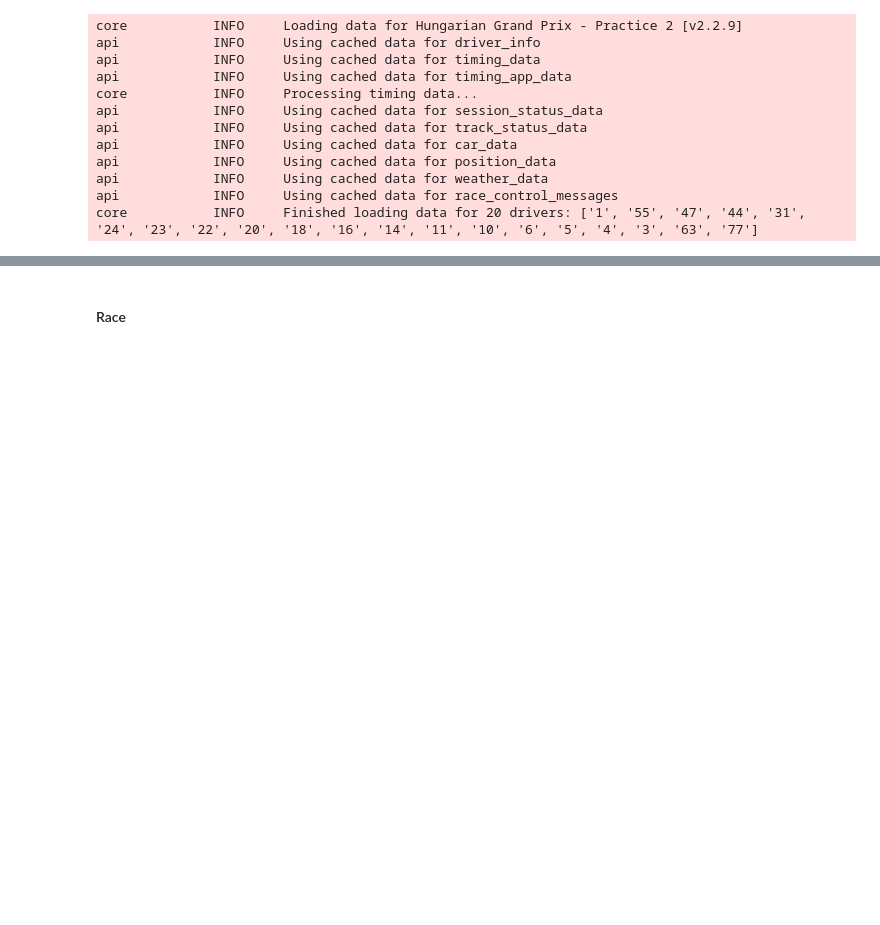
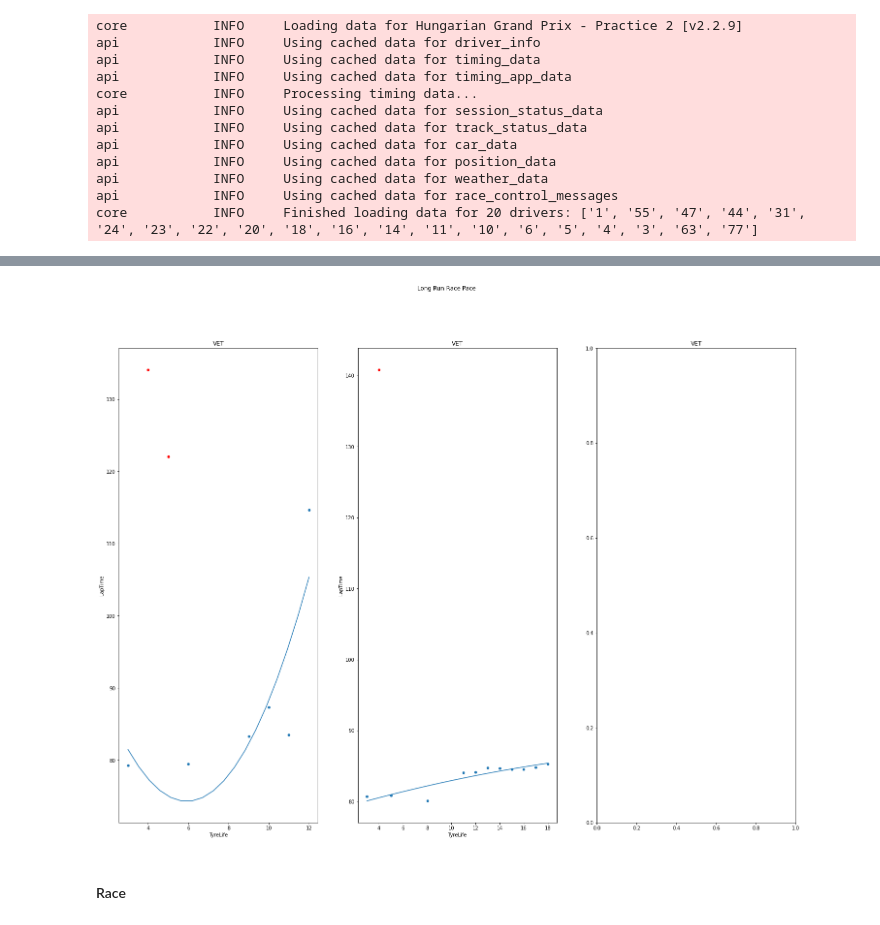
Before and after one commit to Kmanchine/FormulaOneRaceSimulator, a Jupyter notebook: Hungary2022.ipynb, the cells around one changed output, grey strips where cells are left out. Cells and saved outputs as stored; diff of their text form; code cells hidden in the pictures; blank space fills up the shorter version.

```diff
--- a/Hungary2022.ipynb
+++ b/Hungary2022.ipynb
@@ -48,3 +40,7 @@ plot_tyre_model_all_drivers(FP2.laps, HARD)
+# %%
+plot_dry_tyre_models_all_drivers(FP2.laps, ['VET'])
+# %% [output]
+[figure, added]
 # %% [markdown]
 #### Race
 # %%
```
Also changed, not shown: parts of 14 cells of this notebook, 1 other file.
